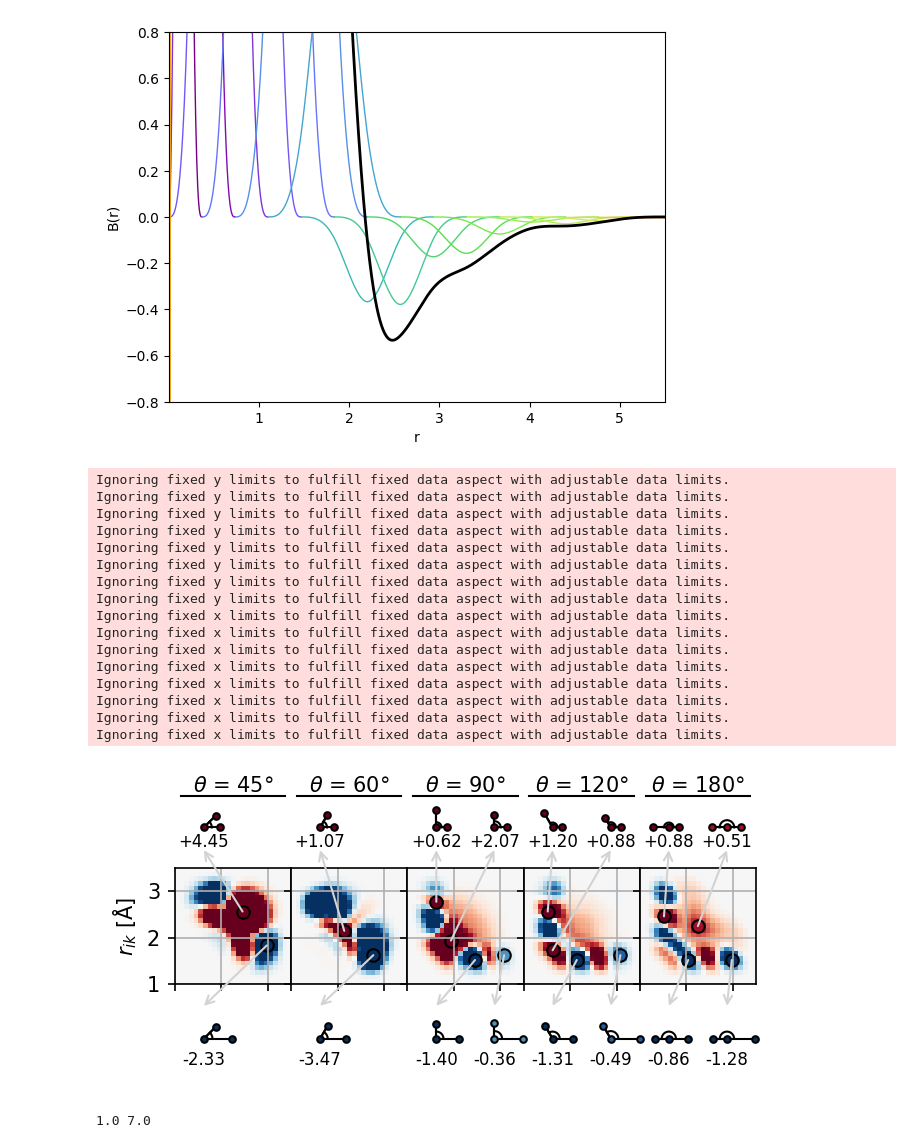
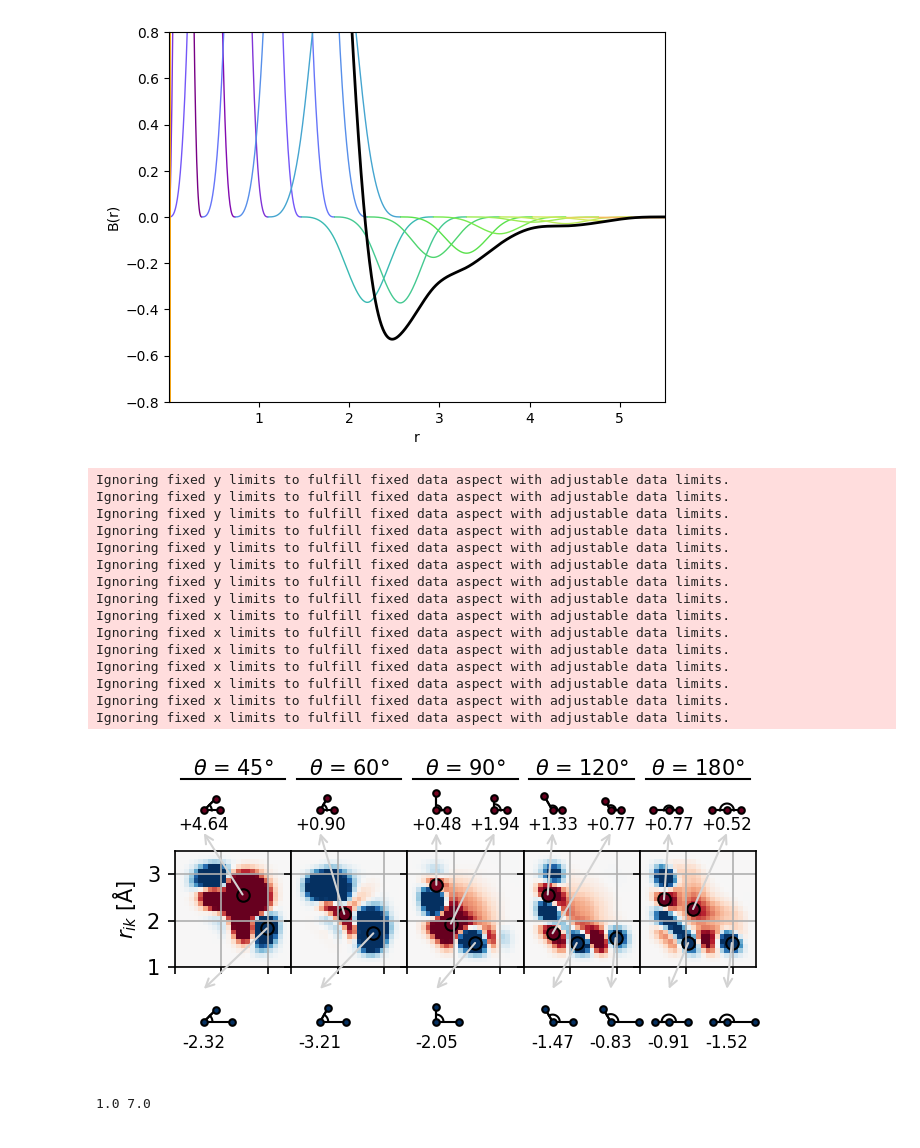
Before and after one commit to rhennig/EMA4935, a Jupyter notebook: Notebooks/17_Machine_Learning_Potentials/17_Machine_Learning_Potential_Tungsten.ipynb, the cells around one changed output. Saved outputs shown, nothing was run; the diff lists cells and outputs as text; code cells hidden in the pictures.

```diff
--- a/Notebooks/17_Machine_Learning_Potentials/17_Machine_Learning_Potential_Tungsten.ipynb
+++ b/Notebooks/17_Machine_Learning_Potentials/17_Machine_Learning_Potential_Tungsten.ipynb
@@ -352,27 +353,24 @@ ax.set_ylim(-0.8, 0.8)
 # %%
 fig, gs = plot_slices_3b.plot_slices(model, ('W','W','W'),
                                      thetas=(45, 60, 90, 120, 180),
-                                     vmin=-0.6,
-                                     vmax=0.6,
-                                     vscale=0.6)
+                                     vmin=-0.6, vmax=0.6)
 # %% [output]
 Ignoring fixed y limits to fulfill fixed data aspect with adjustable data limits.
 Ignoring fixed y limits to fulfill fixed data aspect with adjustable data limits.
 Ignoring fixed y limits to fulfill fixed data aspect with adjustable data limits.
 Ignoring fixed y limits to fulfill fixed data aspect with adjustable data limits.
 Ignoring fixed y limits to fulfill fixed data aspect with adjustable data limits.
 Ignoring fixed y limits to fulfill fixed data aspect with adjustable data limits.
 Ignoring fixed y limits to fulfill fixed data aspect with adjustable data limits.
 Ignoring fixed y limits to fulfill fixed data aspect with adjustable data limits.
 Ignoring fixed x limits to fulfill fixed data aspect with adjustable data limits.
 Ignoring fixed x limits to fulfill fixed data aspect with adjustable data limits.
 Ignoring fixed x limits to fulfill fixed data aspect with adjustable data limits.
 Ignoring fixed x limits to fulfill fixed data aspect with adjustable data limits.
 Ignoring fixed x limits to fulfill fixed data aspect with adjustable data limits.
 Ignoring fixed x limits to fulfill fixed data aspect with adjustable data limits.
 Ignoring fixed x limits to fulfill fixed data aspect with adjustable data limits.
-Ignoring fixed x limits to fulfill fixed data aspect with adjustable data limits.
-[figure, old version]
+[figure, new version]
 # %%
 tbp = plotting3d.ThreeBodyPlotter(model, ("W", "W", "W"))
 tbp.sample_uniformly(20)
```
Also changed, not shown: parts of 11 cells of this notebook, 1 other file.
